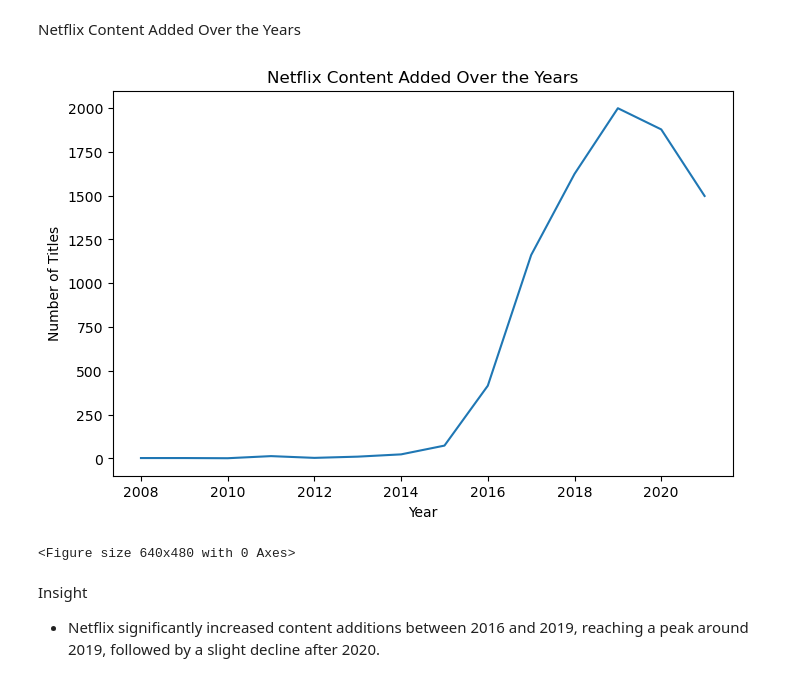
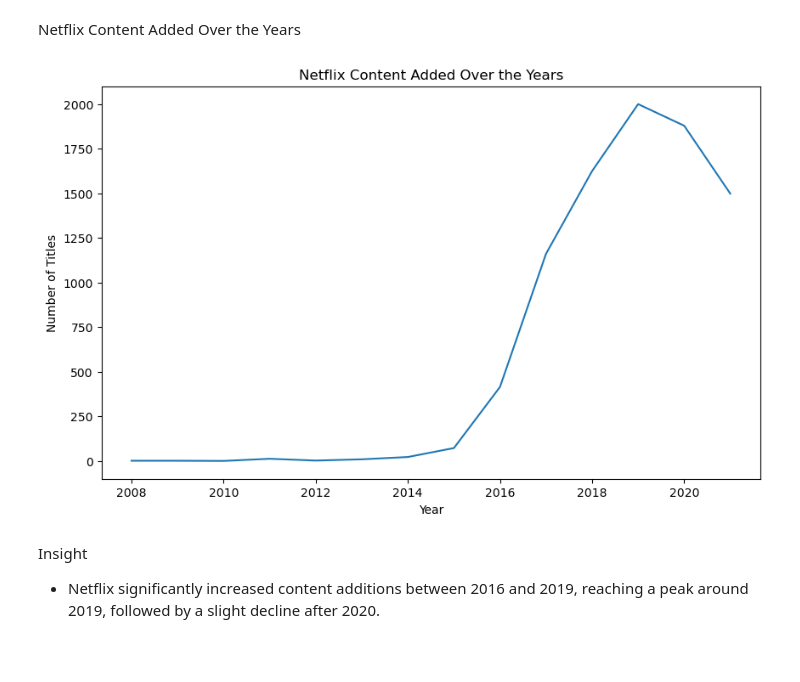
Before and after one commit to PrakashReddy1015/Netflix-eda, a Jupyter notebook: Notebooks/netflix_eda.ipynb, the cells around one changed output. Saved outputs shown, nothing was run; the diff lists cells and outputs as text; code cells hidden in the pictures; blank space fills up the shorter version.

Commit message:
Save executed notebook with outputs and refactored plots

```diff
--- a/Notebooks/netflix_eda.ipynb
+++ b/Notebooks/netflix_eda.ipynb
@@ -145,17 +145,18 @@ df[['date_added', 'year_added']].head()
 # %% [markdown]
  Netflix Content Added Over the Years
 # %%
-plt.figure(figsize=(8,5))
-df['year_added'].value_counts().sort_index().plot(kind='line')
-plt.title("Netflix Content Added Over the Years")
-plt.xlabel("Year")
-plt.ylabel("Number of Titles")
+fig, ax = plt.subplots(figsize=(10,6))
+
+df['year_added'].value_counts().sort_index().plot(kind='line', ax=ax)
+
+ax.set_title("Netflix Content Added Over the Years")
+ax.set_xlabel("Year")
+ax.set_ylabel("Number of Titles")
+
+fig.savefig("../Images/Plots/content_over_years.png", dpi=300, bbox_inches="tight")
 plt.show()
-plt.savefig("../images/plots/content_over_years.png", bbox_inches="tight")
-plt.show()
 # %% [output]
-[figure, old version]
+[figure, new version]
-<Figure size 640x480 with 0 Axes>
 # %% [markdown]
 Insight
 - Netflix significantly increased content additions between 2016 and 2019, reaching a peak around 2019, followed by a slight decline after 2020.
```
Also changed, not shown: parts of 3 cells of this notebook, 1 other file.
